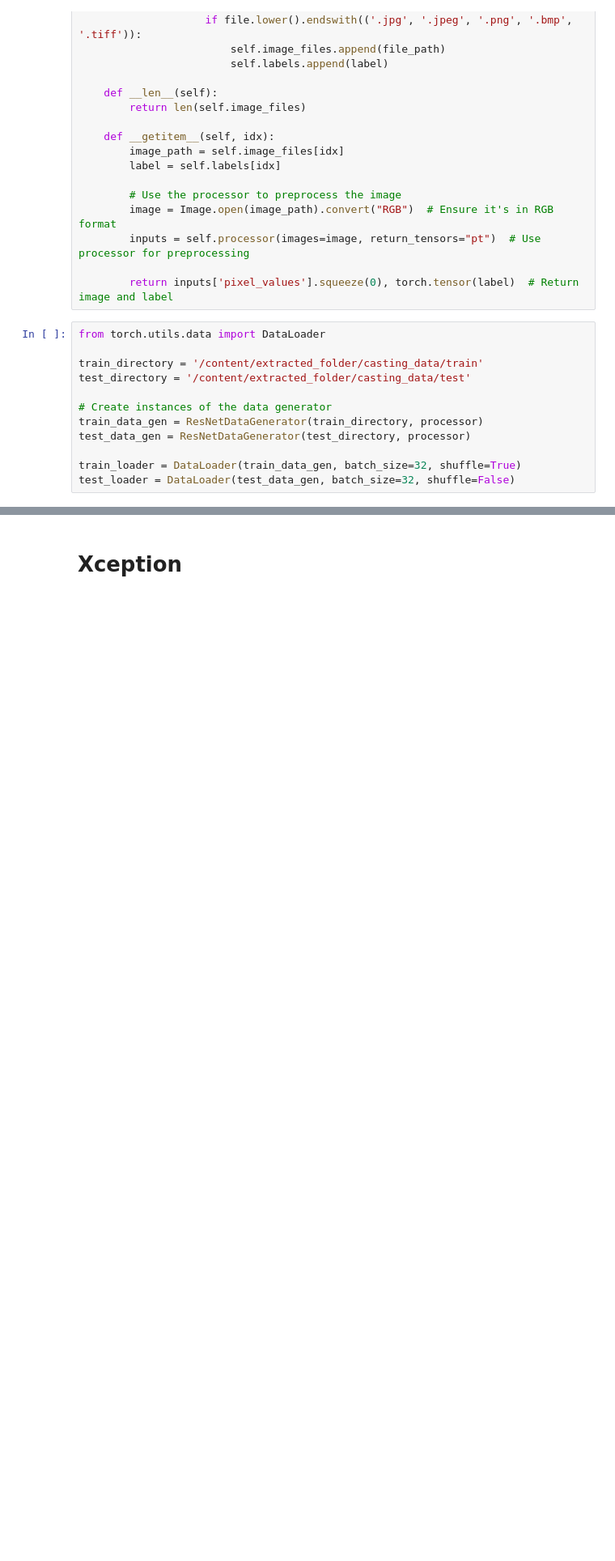
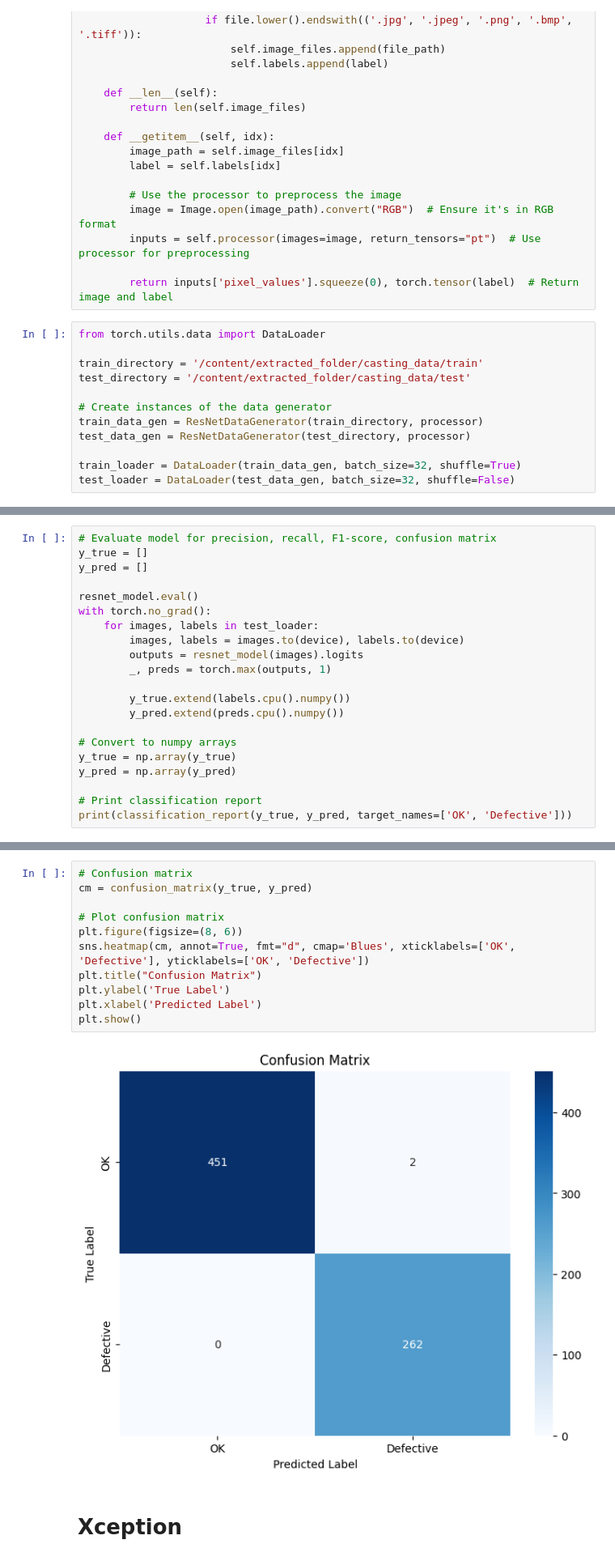
Before and after one commit to anjanadevi05/Defect_Detection, a Jupyter notebook: defect_detection.ipynb, the cells around one changed output, grey strips where cells are left out. Shown at 81% size. Cells and saved outputs as stored; diff of their text form; blank space fills up the shorter version.

```diff
--- a/defect_detection.ipynb
+++ b/defect_detection.ipynb
@@ -352,0 +667,21 @@ Test Accuracy: 99.72%
+# %%
+# Evaluate model for precision, recall, F1-score, confusion matrix
+y_true = []
+y_pred = []
+
+resnet_model.eval()
+with torch.no_grad():
+    for images, labels in test_loader:
+        images, labels = images.to(device), labels.to(device)
+        outputs = resnet_model(images).logits
+        _, preds = torch.max(outputs, 1)
+
+        y_true.extend(labels.cpu().numpy())
+        y_pred.extend(preds.cpu().numpy())
+
+# Convert to numpy arrays
+y_true = np.array(y_true)
+y_pred = np.array(y_pred)
+
+# Print classification report
+print(classification_report(y_true, y_pred, target_names=['OK', 'Defective']))
@@ -353,3 +697,16 @@ Test Accuracy: 99.72%
+# %%
+# Confusion matrix
+cm = confusion_matrix(y_true, y_pred)
+
+# Plot confusion matrix
+plt.figure(figsize=(8, 6))
+sns.heatmap(cm, annot=True, fmt="d", cmap='Blues', xticklabels=['OK', 'Defective'], yticklabels=['OK', 'Defective'])
+plt.title("Confusion Matrix")
+plt.ylabel('True Label')
+plt.xlabel('Predicted Label')
+plt.show()
+# %% [output]
+[figure, added]
 # %% [markdown]
 # Xception
 # %%
```
Also changed, not shown: parts of 56 cells of this notebook.
